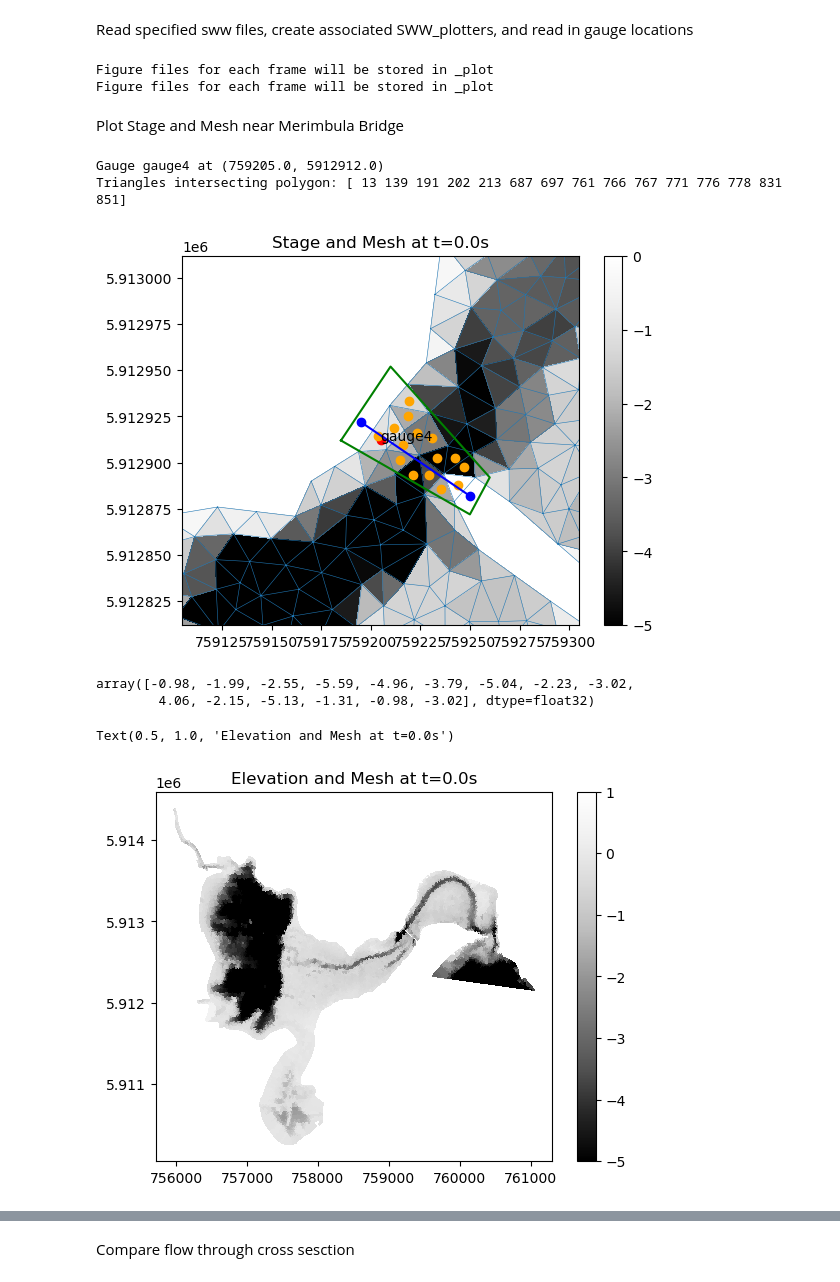
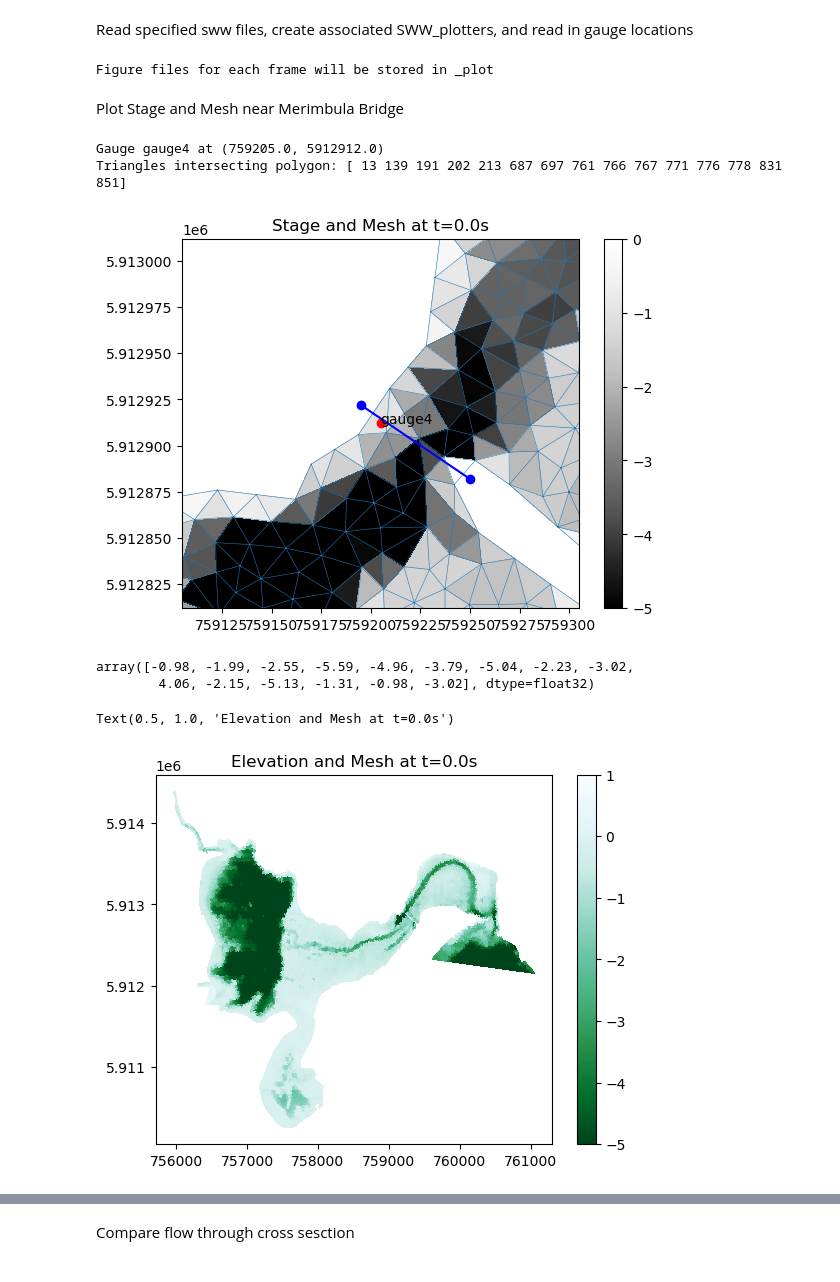
Before and after one commit to stoiver/merimbula, a Jupyter notebook: simulations/template/nb_compare_gauge_data.ipynb, the cells around one changed output, grey strips where cells are left out. Saved outputs shown, nothing was run; the diff lists cells and outputs as text; code cells hidden in the pictures.

```diff
--- a/simulations/template/nb_compare_gauge_data.ipynb
+++ b/simulations/template/nb_compare_gauge_data.ipynb
@@ -90,9 +72,10 @@ verbose = False
 
 # Set up the sww files to compare
 swwfiles = [
-            'template_sept_2003_43200_weeds_20251202_202802.sww',
+            #'template_sept_2003_43200_weeds_20251202_202802.sww',
             #'template_sept_2003_17156_no_exterior_tags_weeds_20251210_140515.sww',
-            'template_sept_2003_43200_weeds_20260118_114652.sww'
+            #'template_sept_2003_43200_weeds_20260118_114652.sww',
+            'template_sept_2003_43200_weeds_20260128_144153.sww',
             ]
 
 num_of_triangles = []
@@ -123,11 +106,10 @@ polygon = [[759205.0-20, 5912912],
            [759205.0+5, 5912912+40]]
 # %% [output]
 Figure files for each frame will be stored in _plot
-Figure files for each frame will be stored in _plot
 # %% [markdown]
 Plot Stage and Mesh near Merimbula Bridge
 # %%
-splotter = splotters[1]
+splotter = splotters[0]
 tid = 0
 
 plt.tripcolor(splotter.triang,
@@ -155,37 +137,37 @@ plt.ylim(5912912-100, 5912912+100)
 #plt.scatter([759205.0-10, 759205.0+45], [5912912+10, 5912912-30], color='blue')
 plt.scatter([polyline[0][0], polyline[1][0]], [polyline[0][1], polyline[1][1]], color='blue')
 plt.plot([polyline[0][0], polyline[1][0]], [polyline[0][1], polyline[1][1]], color='blue')
-plt.plot([polygon[0][0], polygon[1][0], polygon[2][0], polygon[3][0], polygon[0][0]],
-         [polygon[0][1], polygon[1][1], polygon[2][1], polygon[3][1], polygon[0][1]], color='green')
-for tid in triangle_ids:
-    xcentroid = splotter.xc[tid] + splotter.xllcorner
-    ycentroid = splotter.yc[tid] + splotter.yllcorner
-    plt.scatter(xcentroid, ycentroid, color='orange')
+# plt.plot([polygon[0][0], polygon[1][0], polygon[2][0], polygon[3][0], polygon[0][0]],
+#          [polygon[0][1], polygon[1][1], polygon[2][1], polygon[3][1], polygon[0][1]], color='green')
+# for tid in triangle_ids:
+#     xcentroid = splotter.xc[tid] + splotter.xllcorner
+#     ycentroid = splotter.yc[tid] + splotter.yllcorner
+#     plt.scatter(xcentroid, ycentroid, color='orange')
 plt.show()
 # %% [output]
 Gauge gauge4 at (759205.0, 5912912.0)
 Triangles intersecting polygon: [ 13 139 191 202 213 687 697 761 766 767 771 776 778 831 851]
-[figure, old version]
+[figure, new version]
 # %%
 splotter.elev[triangle_ids]
 # %% [output]
 array([-0.98, -1.99, -2.55, -5.59, -4.96, -3.79, -5.04, -2.23, -3.02,
         4.06, -2.15, -5.13, -1.31, -0.98, -3.02], dtype=float32)
 # %%
-splotter = splotters[1]
+splotter = splotters[0]
 tid = 0
 
 plt.tripcolor(splotter.triang,
               facecolors = splotter.elev[:],
-              cmap='Greys_r',
+              cmap='BuGn_r',
               vmin= -5,
               vmax= 1.0
               )
 #plt.triplot(splotter.triang, linewidth = 0.1)
 plt.colorbar()
 plt.title(f"Elevation and Mesh at t={splotter.time[tid]}s")
 #plt.scatter(gauge_x, gauge_y, color='red')
 # %% [output]
 Text(0.5, 1.0, 'Elevation and Mesh at t=0.0s')
-[figure, old version]
+[figure, new version]
 # %%
```
Also changed, not shown: parts of 5 cells of this notebook.
